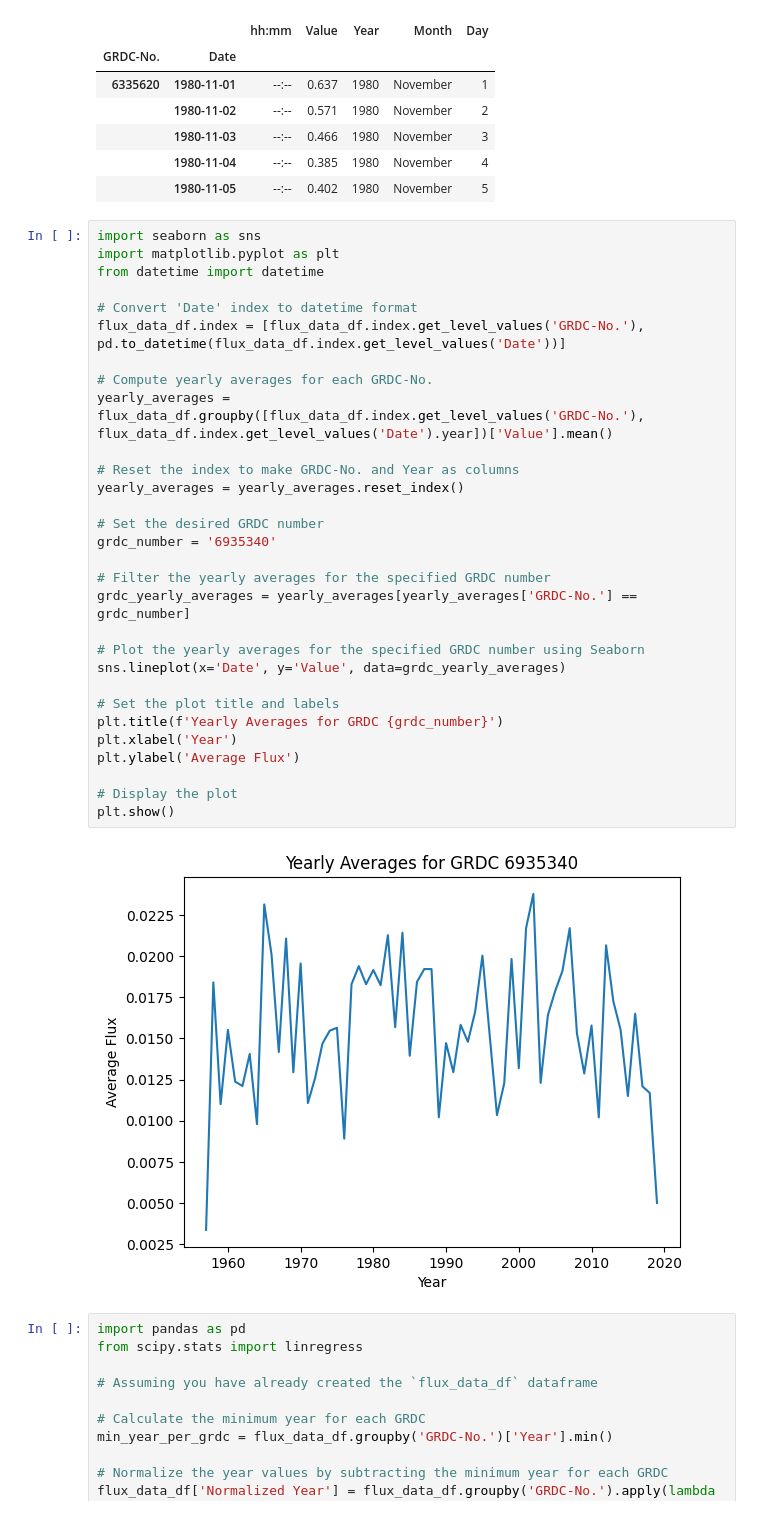
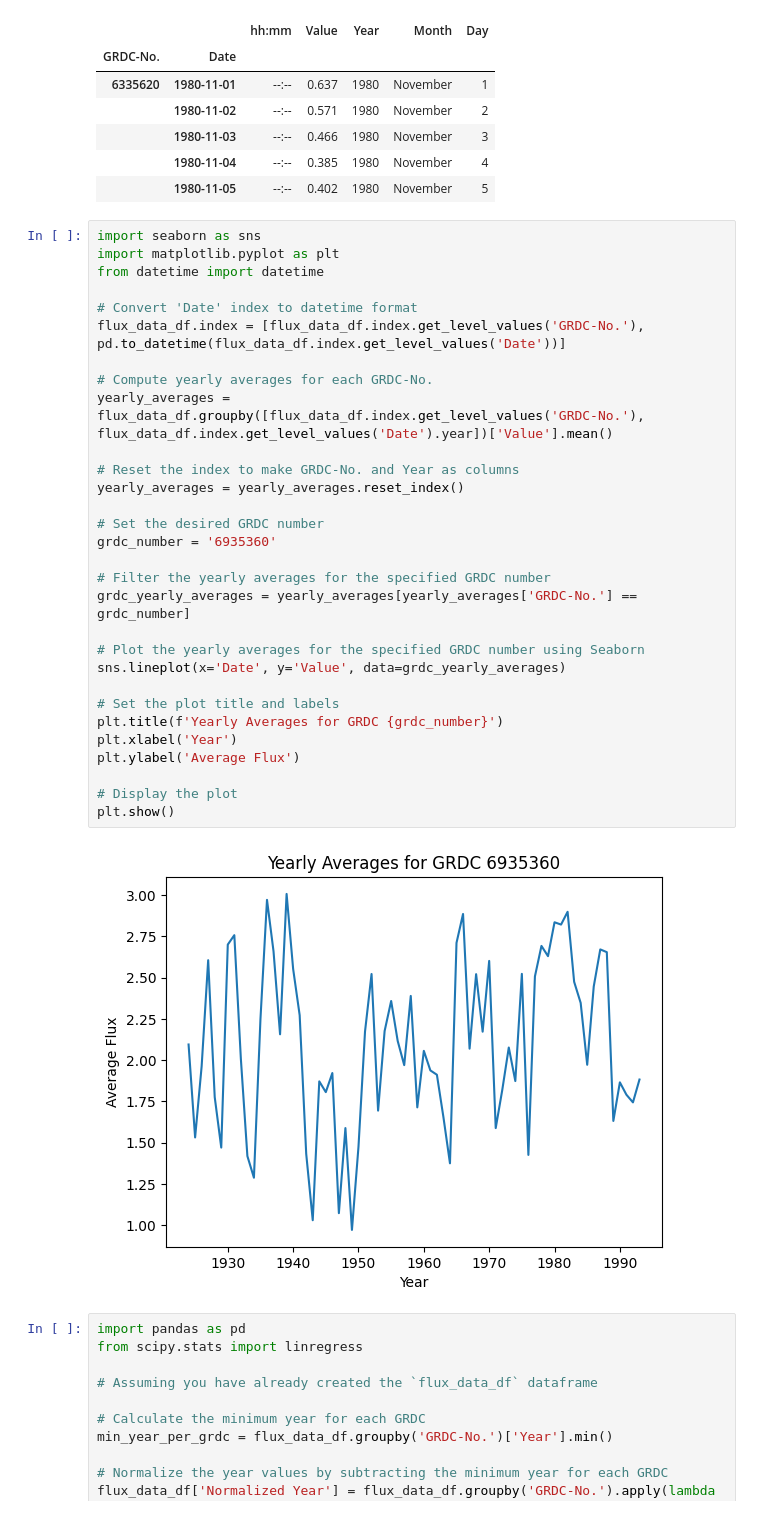
Before and after one commit to anderzzz/river_gpt, a Jupyter notebook: river_gpt.ipynb, the cells around one changed output. Drawn from its saved outputs; the diff is of its cells as text.

```diff
--- a/river_gpt.ipynb
+++ b/river_gpt.ipynb
@@ -106,35 +180,35 @@ flux_data_df.head()
 # %%
 import seaborn as sns
 import matplotlib.pyplot as plt
 from datetime import datetime
 
 # Convert 'Date' index to datetime format
 flux_data_df.index = [flux_data_df.index.get_level_values('GRDC-No.'), pd.to_datetime(flux_data_df.index.get_level_values('Date'))]
 
 # Compute yearly averages for each GRDC-No.
 yearly_averages = flux_data_df.groupby([flux_data_df.index.get_level_values('GRDC-No.'), flux_data_df.index.get_level_values('Date').year])['Value'].mean()
 
 # Reset the index to make GRDC-No. and Year as columns
 yearly_averages = yearly_averages.reset_index()
 
 # Set the desired GRDC number
-grdc_number = '6935340'
+grdc_number = '6935360'
 
 # Filter the yearly averages for the specified GRDC number
 grdc_yearly_averages = yearly_averages[yearly_averages['GRDC-No.'] == grdc_number]
 
 # Plot the yearly averages for the specified GRDC number using Seaborn
 sns.lineplot(x='Date', y='Value', data=grdc_yearly_averages)
 
 # Set the plot title and labels
 plt.title(f'Yearly Averages for GRDC {grdc_number}')
 plt.xlabel('Year')
 plt.ylabel('Average Flux')
 
 # Display the plot
 plt.show()
 # %% [output]
-[figure, old version]
+[figure, new version]
 # %%
 import pandas as pd
 from scipy.stats import linregress
```
Also changed, not shown: parts of 22 cells of this notebook.
